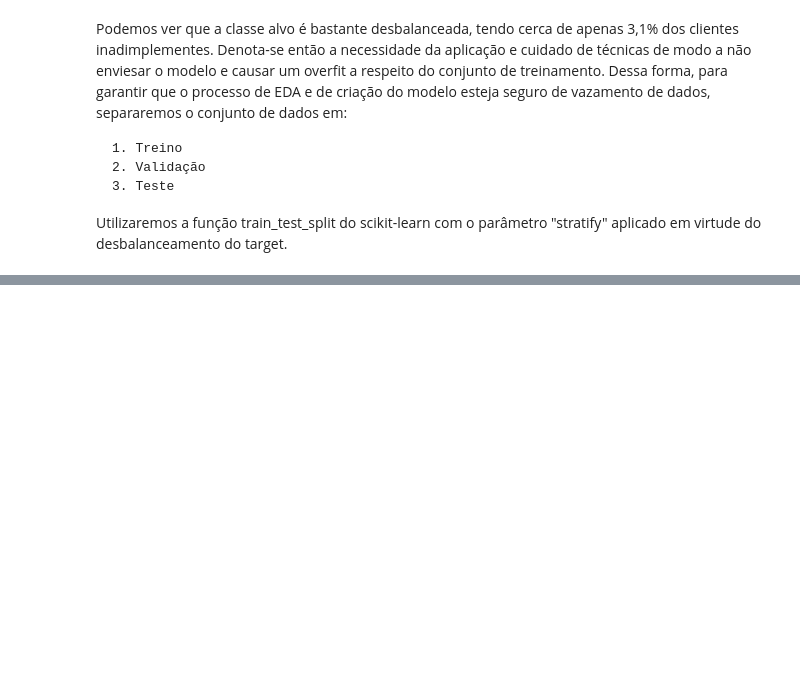
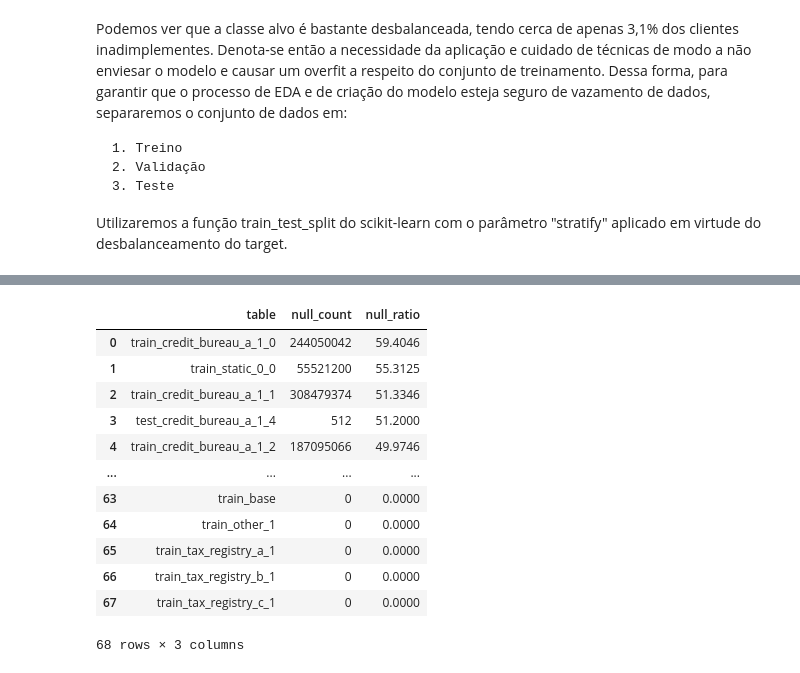
Before and after one commit to raulward/credit-risk-tec-case-pwd, a Jupyter notebook: notebooks/credit_risk.ipynb, the cells around one changed output, grey strips where cells are left out. Cells and saved outputs as stored; diff of their text form; code cells hidden in the pictures; blank space fills up the shorter version.

```diff
--- a/notebooks/credit_risk.ipynb
+++ b/notebooks/credit_risk.ipynb
@@ -151,0 +150,29 @@ Portanto para estes processos ocorrerem de forma harmoniosa e automatizada utili
+# %%
+parquets = list(Path("../data/parquet_files").glob("*.parquet"))
+print("Arquivos disponíveis:", [p.name for p in parquets])
+
+
+records = []
+for p in parquets:
+    df = pl.read_parquet(p)
+
+    display(df.head(3))
+
+    table_name = p.stem
+    total_rows, _ = df.shape
+
+
+    for col in df.columns:
+        null_count = df[col].is_null().sum()
+        if total_rows > 0:
+            null_ratio = round(null_count / total_rows, 4)
+        else:
+            null_ratio = None
+
+        records.append({
+            "table":      table_name,
+            "column":     col,
+            "dtype":      str(df.schema[col]),
+            "null_count": int(null_count),
+            "null_ratio": null_ratio
+        })
@@ -151,0 +226,22 @@ Portanto para estes processos ocorrerem de forma harmoniosa e automatizada utili
+# %%
+pl.Config.set_tbl_rows(100_000)
+
+missing_df = pd.DataFrame(records)
+
+grouped_missing_count_per_table = missing_df.groupby('table')[['null_count', 'null_ratio']].sum()
+
+grouped_missing_count_per_table.sort_values('null_ratio',ascending=False).reset_index()
+# %% [output]
+|  | table | null_count | null_ratio |
+| 0 | train_credit_bureau_a_1_0 | 244050042 | 59.4046 |
+| 1 | train_static_0_0 | 55521200 | 55.3125 |
+| 2 | train_credit_bureau_a_1_1 | 308479374 | 51.3346 |
+| 3 | test_credit_bureau_a_1_4 | 512 | 51.2000 |
+| 4 | train_credit_bureau_a_1_2 | 187095066 | 49.9746 |
+| ... | ... | ... | ... |
+| 63 | train_base | 0 | 0.0000 |
+| 64 | train_other_1 | 0 | 0.0000 |
+| 65 | train_tax_registry_a_1 | 0 | 0.0000 |
+| 66 | train_tax_registry_b_1 | 0 | 0.0000 |
+| 67 | train_tax_registry_c_1 | 0 | 0.0000 |
+68 rows × 3 columns
```
Also changed, not shown: parts of 13 cells of this notebook, 1 other file.
